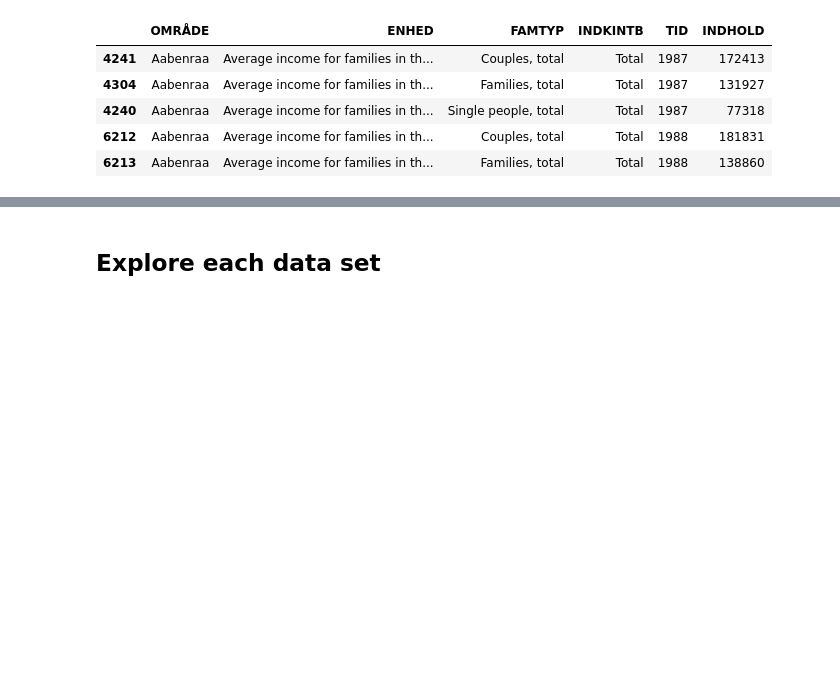
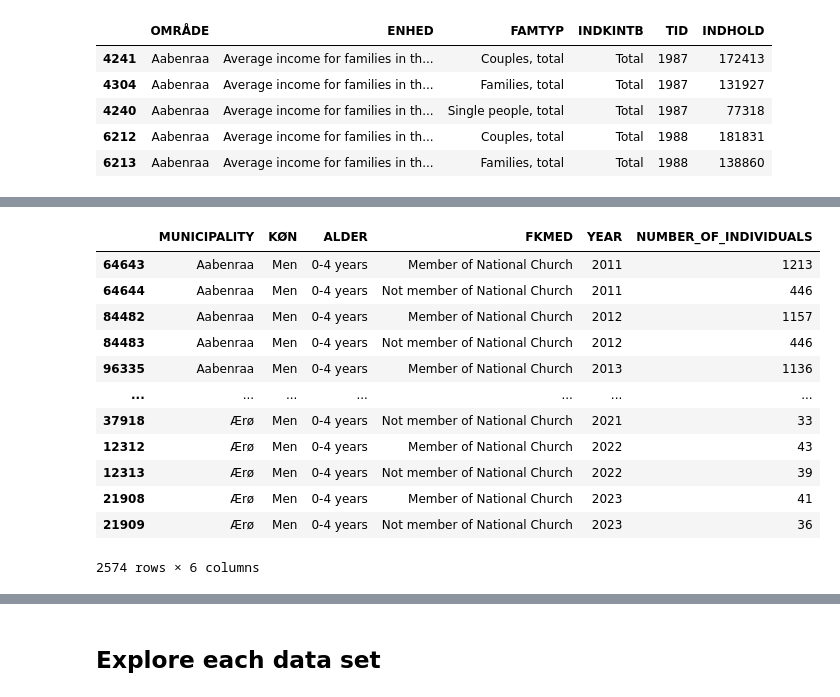
Before and after one commit to NumEconCopenhagen/projects-2023-andershuus_christianfogel, a Jupyter notebook: dataproject/dataproject.ipynb, the cells around one changed output, grey strips where cells are left out. Saved outputs shown, nothing was run; the diff lists cells and outputs as text; code cells hidden in the pictures; blank space fills up the shorter version.

```diff
--- a/dataproject/dataproject.ipynb
+++ b/dataproject/dataproject.ipynb
@@ -71,0 +283,17 @@ inc_table.head()
+# %%
+church_table_010 = church_table_000.drop_duplicates(subset=['MUNICIPALITY', 'YEAR', 'FKMED'])
+church_table_010
+# %% [output]
+|  | MUNICIPALITY | KØN | ALDER | FKMED | YEAR | NUMBER_OF_INDIVIDUALS |
+| 64643 | Aabenraa | Men | 0-4 years | Member of National Church | 2011 | 1213 |
+| 64644 | Aabenraa | Men | 0-4 years | Not member of National Church | 2011 | 446 |
+| 84482 | Aabenraa | Men | 0-4 years | Member of National Church | 2012 | 1157 |
+| 84483 | Aabenraa | Men | 0-4 years | Not member of National Church | 2012 | 446 |
+| 96335 | Aabenraa | Men | 0-4 years | Member of National Church | 2013 | 1136 |
+| ... | ... | ... | ... | ... | ... | ... |
+| 37918 | Ærø | Men | 0-4 years | Not member of National Church | 2021 | 33 |
+| 12312 | Ærø | Men | 0-4 years | Member of National Church | 2022 | 43 |
+| 12313 | Ærø | Men | 0-4 years | Not member of National Church | 2022 | 39 |
+| 21908 | Ærø | Men | 0-4 years | Member of National Church | 2023 | 41 |
+| 21909 | Ærø | Men | 0-4 years | Not member of National Church | 2023 | 36 |
+2574 rows × 6 columns
```
Also changed, not shown: parts of 20 cells of this notebook.
